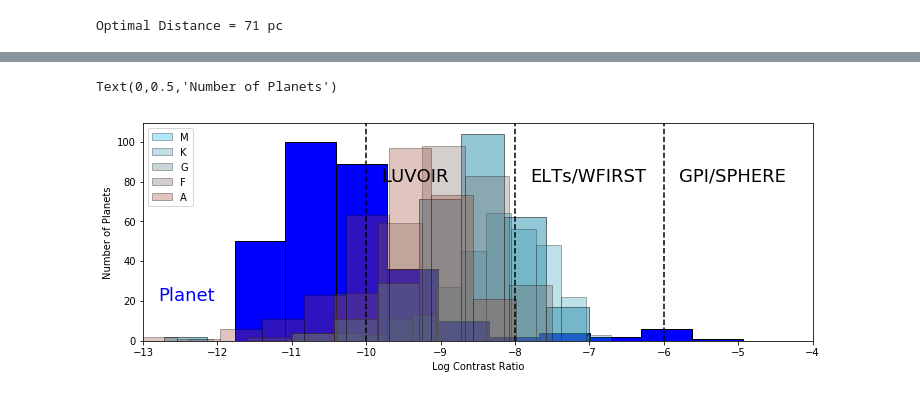
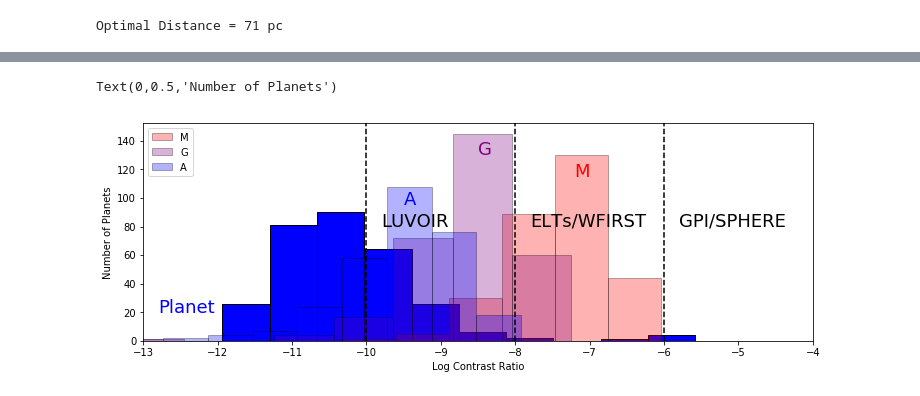
Before and after one commit to LoicNassif/CE-Irregular-Satellites, a Jupyter notebook: jupyter_examples/yieldStarTypes.ipynb, the cells around one changed output, grey strips where cells are left out. Cells and saved outputs as stored; diff of their text form; code cells hidden in the pictures.

Commit message:
small changes to plot

```diff
--- a/jupyter_examples/yieldStarTypes.ipynb
+++ b/jupyter_examples/yieldStarTypes.ipynb
@@ -294,29 +294,33 @@ logCRPlanetA = np.log10(CRPlanetA[mask])
 # %%
 fig, ax = plt.subplots(figsize=(12,4))
 hist, edges, patches = ax.hist(logCRPlanetM, facecolor='b', ec='k')
-hist, edges, patches = ax.hist(logCRscatSwarmG, facecolor=(0,0.71,0.9), ec='k', alpha=0.3, label='M')
-hist, edges, patches = ax.hist(logCRscatSwarmK, bins=25, facecolor=(0.15,0.6,0.72), ec='k', alpha=0.3, label='K')
-hist, edges, patches = ax.hist(logCRscatSwarmG, facecolor=(0.3,0.49,0.54), ec='k', alpha=0.3, label='G')
-hist, edges, patches = ax.hist(logCRscatSwarmF, bins=15, facecolor=(0.45,0.38,0.36), ec='k', alpha=0.3, label='F')
-hist, edges, patches = ax.hist(logCRscatSwarmA, bins=15, facecolor=(0.6,0.26,0.18), ec='k', alpha=0.3, label='A')
+hist, edges, patches = ax.hist(logCRscatSwarmM, facecolor=(1, 0, 0), ec='k', alpha=0.3, label='M')
+#hist, edges, patches = ax.hist(logCRscatSwarmK, bins=25, facecolor=(0.15,0.6,0.72), ec='k', alpha=0.3, label='K')
+hist, edges, patches = ax.hist(logCRscatSwarmG, facecolor=(0.5,0.0,0.5), ec='k', alpha=0.3, label='G')
+#hist, edges, patches = ax.hist(logCRscatSwarmF, bins=15, facecolor=(0.45,0.38,0.36), ec='k', alpha=0.3, label='F')
+hist, edges, patches = ax.hist(logCRscatSwarmA, bins=15, facecolor=(0.0,0.0,1), ec='k', alpha=0.3, label='A')
 
 
 ax.axvline(-6, color='k', linestyle='--')
 ax.axvline(-8, color='k', linestyle='--')
 ax.axvline(-10, color='k', linestyle='--')
 
 ax.text(-12.8, 20, "Planet", color='b', fontsize=18)
 ax.text(-9.8, 80, "LUVOIR", color='k', fontsize=18)
 ax.text(-7.8, 80, "ELTs/WFIRST", color='k', fontsize=18)
 ax.text(-5.8, 80, "GPI/SPHERE", color='k', fontsize=18)
+ax.text(-8.5, 130, "G", color=(0.5, 0, 0.5), fontsize=18)
+ax.text(-7.2, 115, "M", color=(1, 0, 0), fontsize=18)
+ax.text(-9.5, 95, "A", color=(0, 0, 1), fontsize=18)
+
 
 #hist, edges, patches = ax.hist(logCRscat0001)
 #ax.fill_betweenx([0, 300], -6, -4, facecolor='m', alpha=0.3)
 #|ax.set_ylim([0, 250])
 ax.legend(loc=2)
 ax.set_xlim([-13, -4])
 ax.set_xlabel('Log Contrast Ratio')
 ax.set_ylabel('Number of Planets')
 # %% [output]
 Text(0,0.5,'Number of Planets')
-[figure, old version]
+[figure, new version]
```
Also changed, not shown: parts of 5 cells of this notebook.
